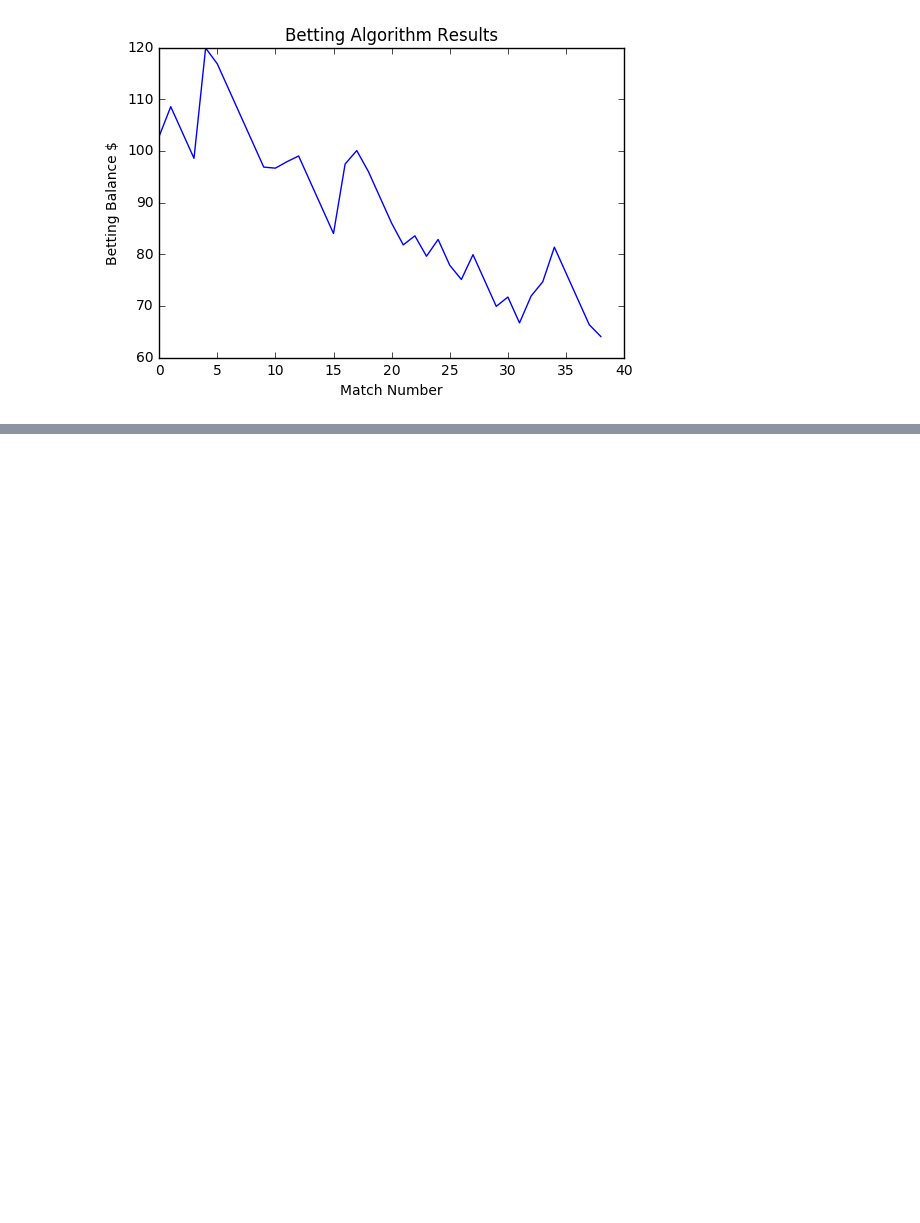
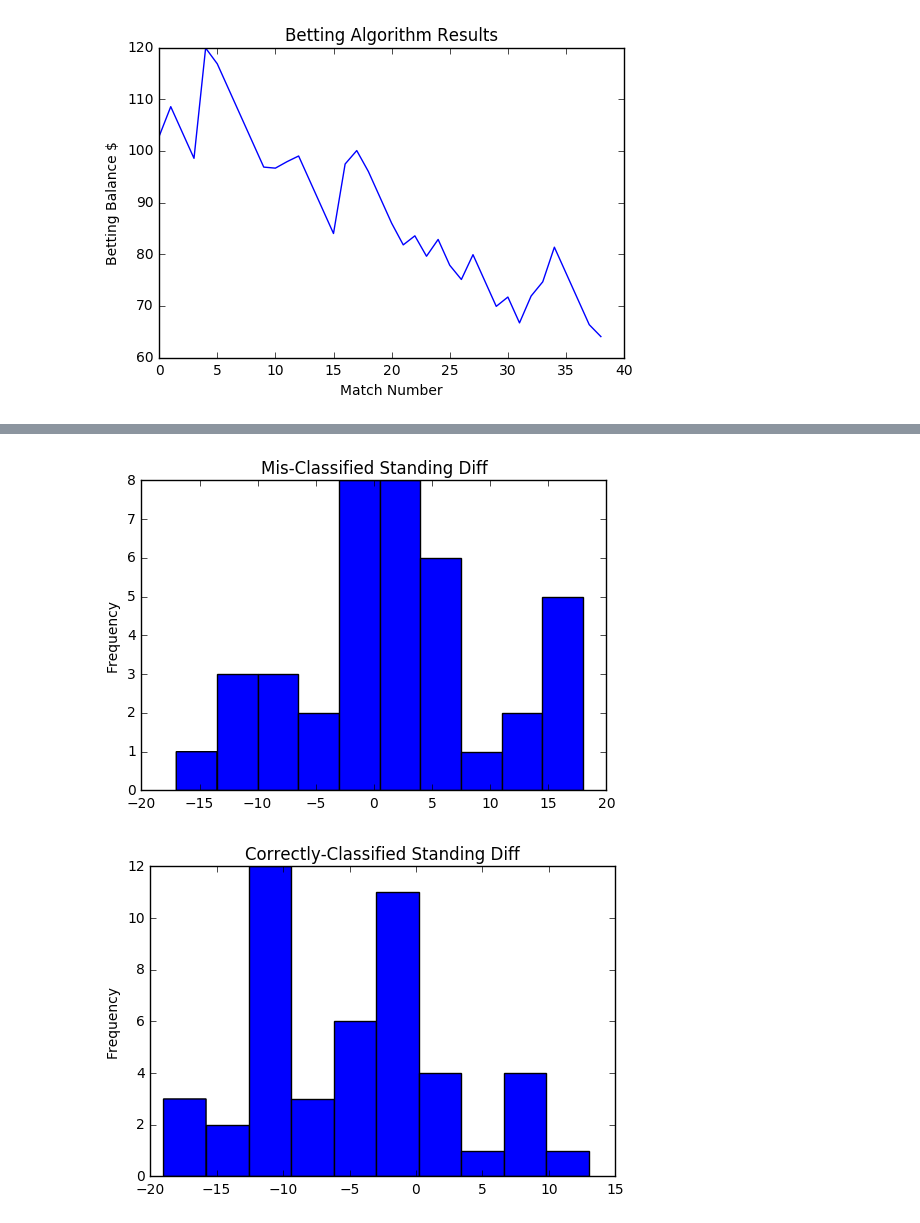
Before and after one commit to mtetkosk/European_Soccer_Prediction, a Jupyter notebook: notebooks/20170212_Model_Creation_Kernel_SVM.ipynb, the cells around one changed output, grey strips where cells are left out. Drawn from its saved outputs; the diff is of its cells as text; code cells hidden in the pictures; blank space fills up the shorter version.

```diff
--- a/notebooks/20170212_Model_Creation_Kernel_SVM.ipynb
+++ b/notebooks/20170212_Model_Creation_Kernel_SVM.ipynb
@@ -452,0 +507,13 @@ plt.title('Betting Algorithm Results')
+# %%
+# Let's look at standing differences
+
+mis_classified_matches['Standing_Diff'].plot(kind='hist')
+plt.title('Mis-Classified Standing Diff')
+plt.show()
+
+correctly_classified_matches['Standing_Diff'].plot(kind='hist')
+plt.title('Correctly-Classified Standing Diff')
+plt.show()
+# %% [output]
+[figure, added]
+[figure, added]
```
Also changed, not shown: parts of 6 cells of this notebook.
